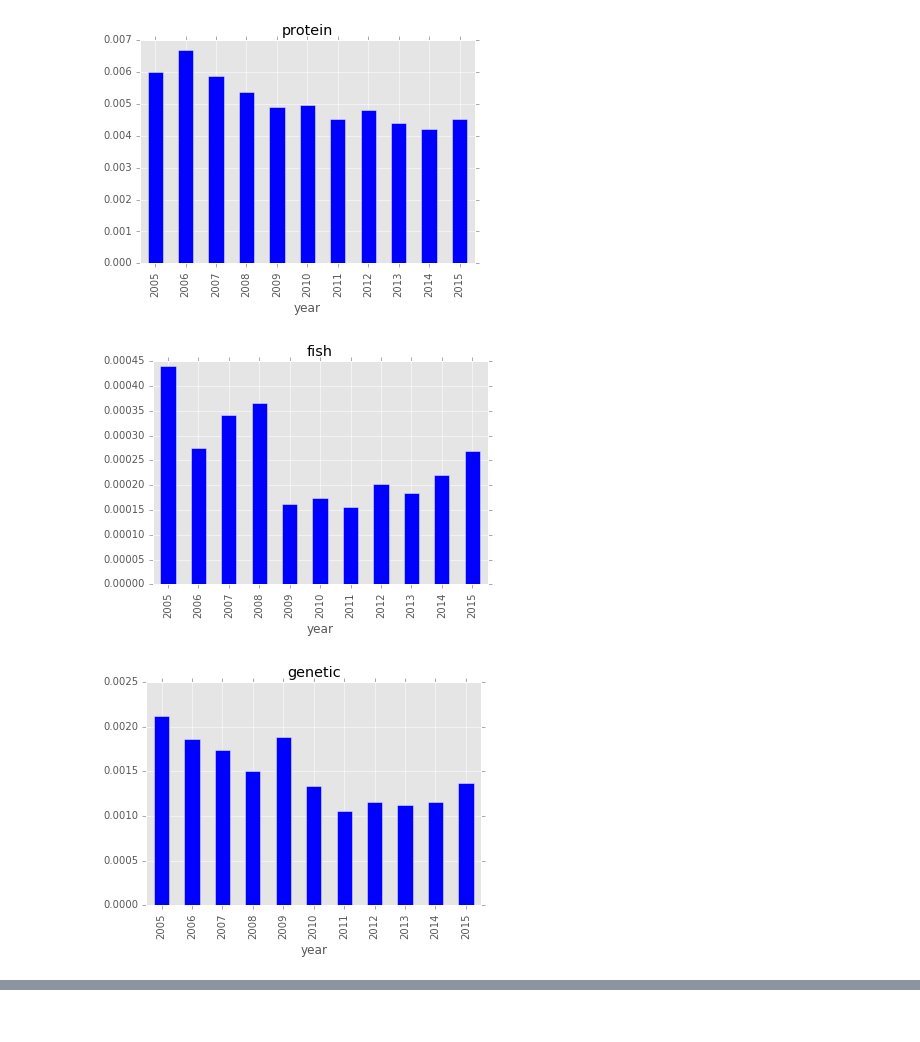
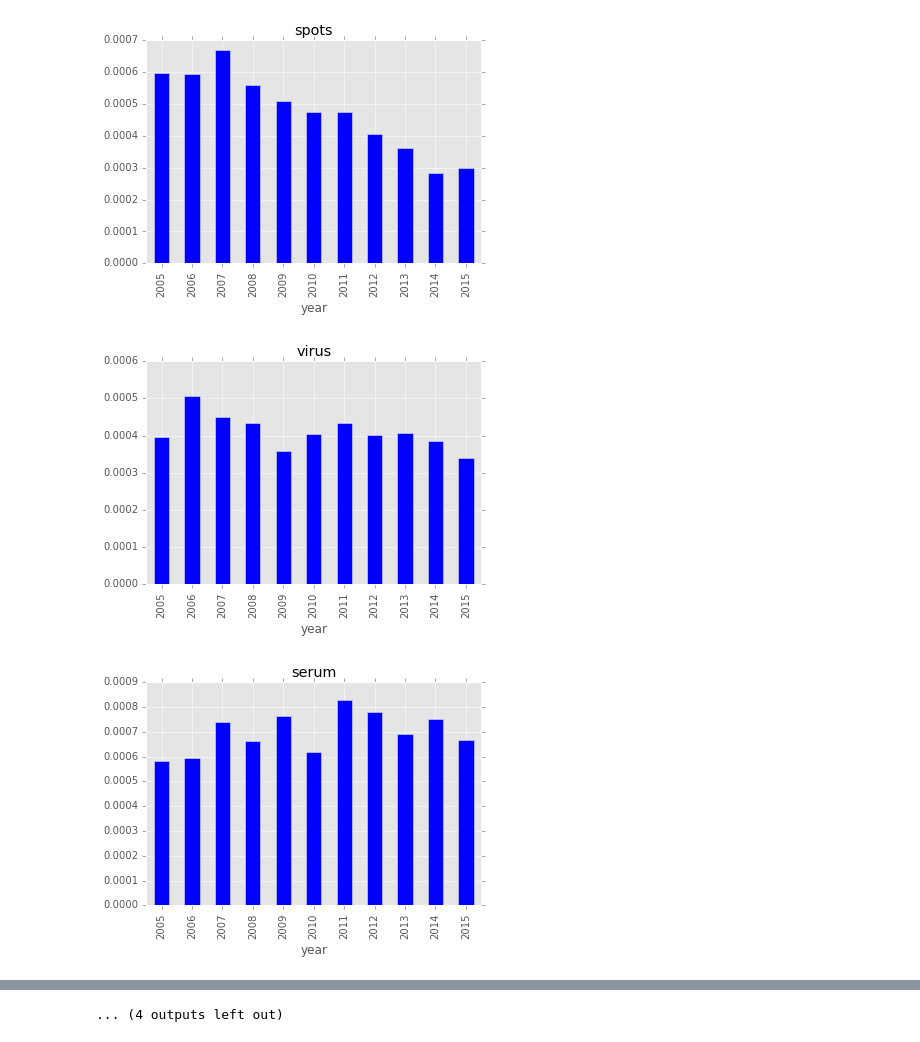
Before and after one commit to battelle-dsi-capstone-2015/notebooks, a Jupyter notebook: Word Frequencies.ipynb, the cells around one changed output, grey strips where cells are left out. Drawn from its saved outputs; the diff is of its cells as text; code cells hidden in the pictures.

Commit message:
Now pulling words from the topic model

```diff
--- a/Word Frequencies.ipynb
+++ b/Word Frequencies.ipynb
@@ -33,13 +33,18 @@ DW['word_count_adj'] = 0
 for i, year in enumerate(WCY['year']):
     wc = WCY[WCY['year'] == year]['word_count'][i]
     DW.loc[DW['year'] == year,'word_count_adj'] = DW.loc[DW['year'] == year,'word_count'] / wc
+# %%
+TW = pd.read_sql_query("SELECT DISTINCT word_str FROM topicword_long ORDER BY word_count DESC limit 20",db)
+words = [word for word in TW['word_str']]
 # %%
 %matplotlib inline
 import matplotlib
 matplotlib.style.use('ggplot')
 
-samples = ['biosensor','algorithm','proteins','protein','fish','genetic']
-for sample in samples:
-    x = DW[['year','word_count_adj']][DW['word_str']==sample].plot(x='year',kind='bar',legend=False,title=sample)
-    print(x)
+for word in words:
+    try:
+        x = DW[['year','word_count_adj']][DW['word_str']==word].plot(x='year',kind='bar',legend=False,title=word)
+        print(x)
+    except:
+        print(word,"not foud")
 # %% [output]
@@ -55,3 +74,3 @@ Axes(0.125,0.125;0.775x0.775)
-[figure, old version]
+[figure, new version]
-[figure, old version]
+[figure, new version]
-[figure, old version]
+[figure, new version]
@@ -57,0 +82 @@ Axes(0.125,0.125;0.775x0.775)
+... (4 outputs left out)
```
Also changed, not shown: parts of 1 cell of this notebook.
